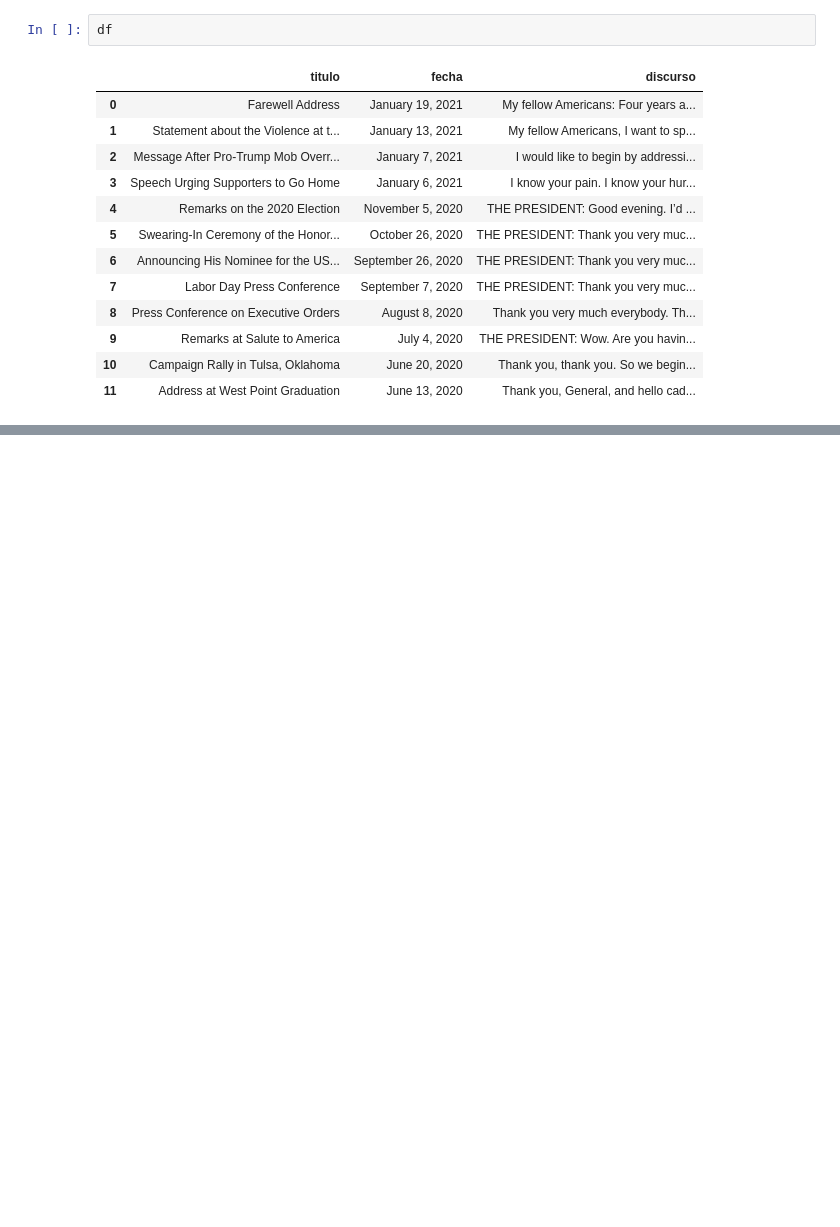
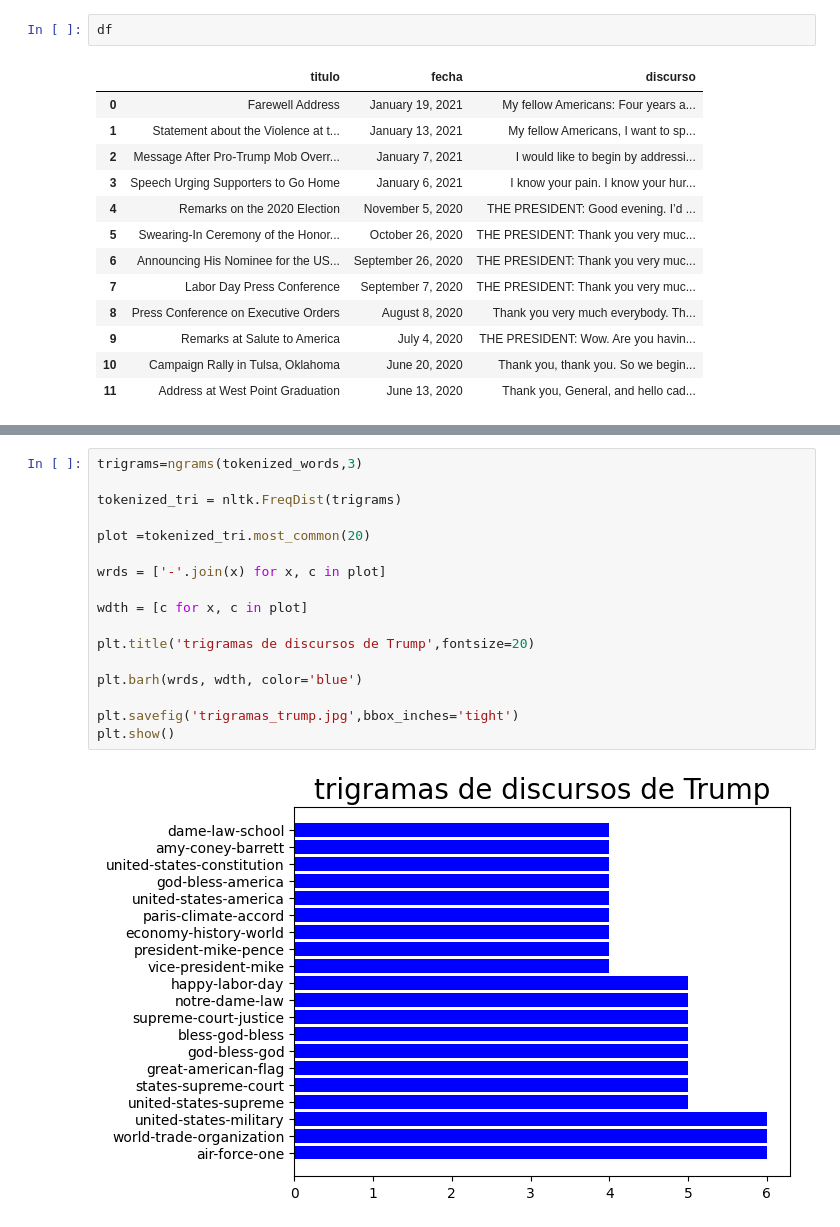
Before and after one commit to AgustinCdeCelis/Speaches-Trump, a Jupyter notebook: workingfile.ipynb, the cells around one changed output, grey strips where cells are left out. Cells and saved outputs as stored; diff of their text form; blank space fills up the shorter version.

```diff
--- a/workingfile.ipynb
+++ b/workingfile.ipynb
@@ -129,0 +208,19 @@ df
+# %%
+trigrams=ngrams(tokenized_words,3)
+
+tokenized_tri = nltk.FreqDist(trigrams)
+
+plot =tokenized_tri.most_common(20)
+
+wrds = ['-'.join(x) for x, c in plot]
+
+wdth = [c for x, c in plot]
+
+plt.title('trigramas de discursos de Trump',fontsize=20)
+
+plt.barh(wrds, wdth, color='blue')
+
+plt.savefig('trigramas_trump.jpg',bbox_inches='tight')
+plt.show()
+# %% [output]
+[figure, added]
```
Also changed, not shown: parts of 13 cells of this notebook, 5 other files.
